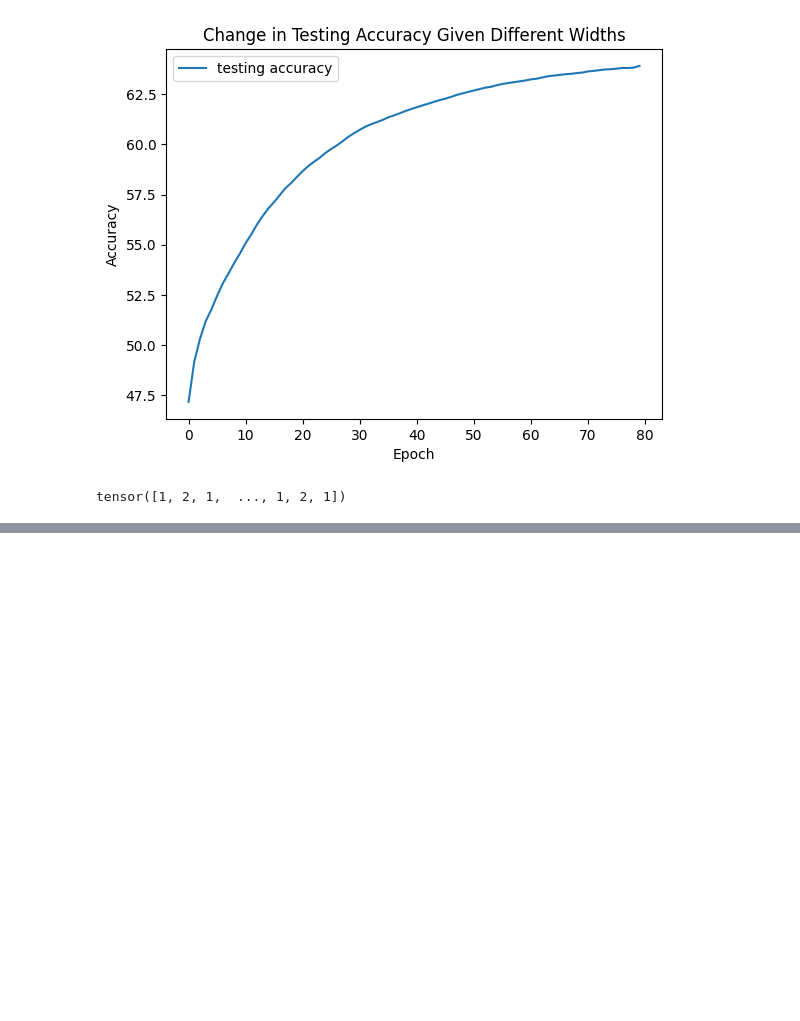
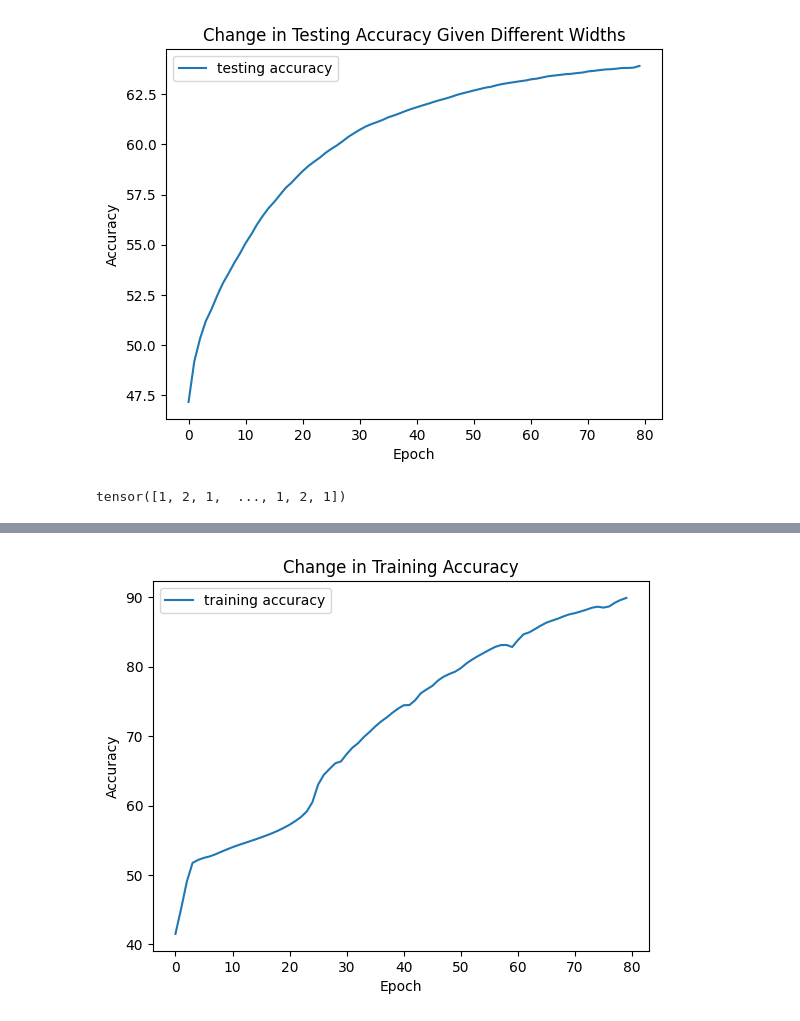
Before and after one commit to shijonathan/chessAI, a Jupyter notebook: results.ipynb, the cells around one changed output, grey strips where cells are left out. Cells and saved outputs as stored; diff of their text form; code cells hidden in the pictures; blank space fills up the shorter version.

```diff
--- a/results.ipynb
+++ b/results.ipynb
@@ -676,0 +837,2 @@ tensor([1, 2, 1,  ..., 1, 2, 1])
+# %%
+dataset = worldview(testdata)
@@ -676,0 +889,14 @@ tensor([1, 2, 1,  ..., 1, 2, 1])
+# %%
+dataset = context(traindata)
+
+trainloader = torch.utils.data.DataLoader(
+    dataset,
+    batch_size = 100000
+)
+
+dataset = context(testdata)
+
+testloader = torch.utils.data.DataLoader(
+    dataset,
+    batch_size = 100000
+)
@@ -676,0 +935,64 @@ tensor([1, 2, 1,  ..., 1, 2, 1])
+# %%
+#baseline
+traccs = []
+tsaccs = []
+for epoch in range(epochs):
+    correct = 0
+    size = 0
+    net.train()
+    for b, (x, y) in enumerate(trainloader):
+        x = x.to(device)
+        y = y.to(device)
+
+        optimizer.zero_grad()
+        output = net(x)
+        #print(output)
+        #acu += (output.argmax(1) == y).float().sum().item()
+        cor = (output.argmax(1) == y).float().sum().item()
+
+        correct += cor
+        loss = criterion(output, y)
+        loss.backward()
+        optimizer.step()
+
+        size += len(x)
+
+    #accs.append(100 * (acu / len(y_tr)))
+    traccs.append((100 * correct) / size)
+    net.eval()
+    correct = 0
+    size = 0
+    with torch.no_grad():
+        for b, (x, y) in enumerate(testloader):
+            x = x.to(device)
+            y = y.to(device)
+
+            optimizer.zero_grad()
+            output = net(x)
+            #print(output)
+            #acu += (output.argmax(1) == y).float().sum().item()
+            cor = (output.argmax(1) == y).float().sum().item()
+
+            correct += cor
+            size += len(x)
+
+        #accs.append(100 * (acu / len(y_tr)))
+        tsaccs.append((100 * correct) / size)
+
+lab = "training accuracy"
+plt.figure(1)
+plt.plot(traccs, label=lab)
+plt.title("Change in Training Accuracy")
+plt.ylabel("Accuracy")
+plt.xlabel("Epoch")
+plt.legend()
+lab = "testing accuracy"
+plt.figure(2)
+plt.plot(tsaccs, label=lab)
+plt.title("Change in Testing Accuracy")
+plt.ylabel("Accuracy")
+plt.xlabel("Epoch")
+plt.legend()
+plt.show()
+# %% [output]
+[figure, added]
```
Also changed, not shown: parts of 15 cells of this notebook, 1 other file.
